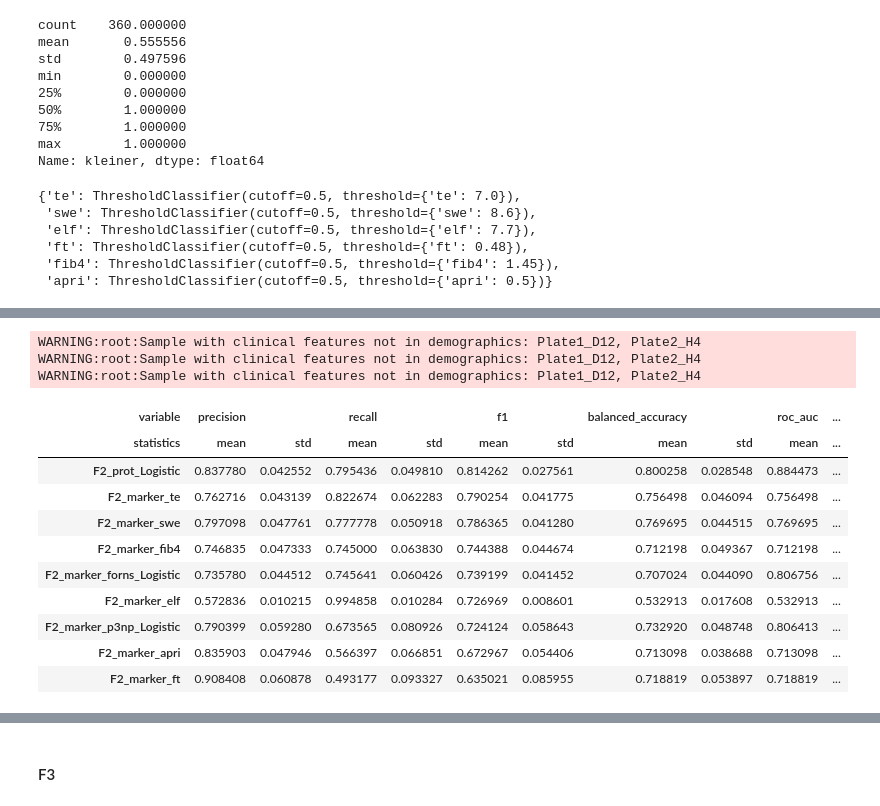
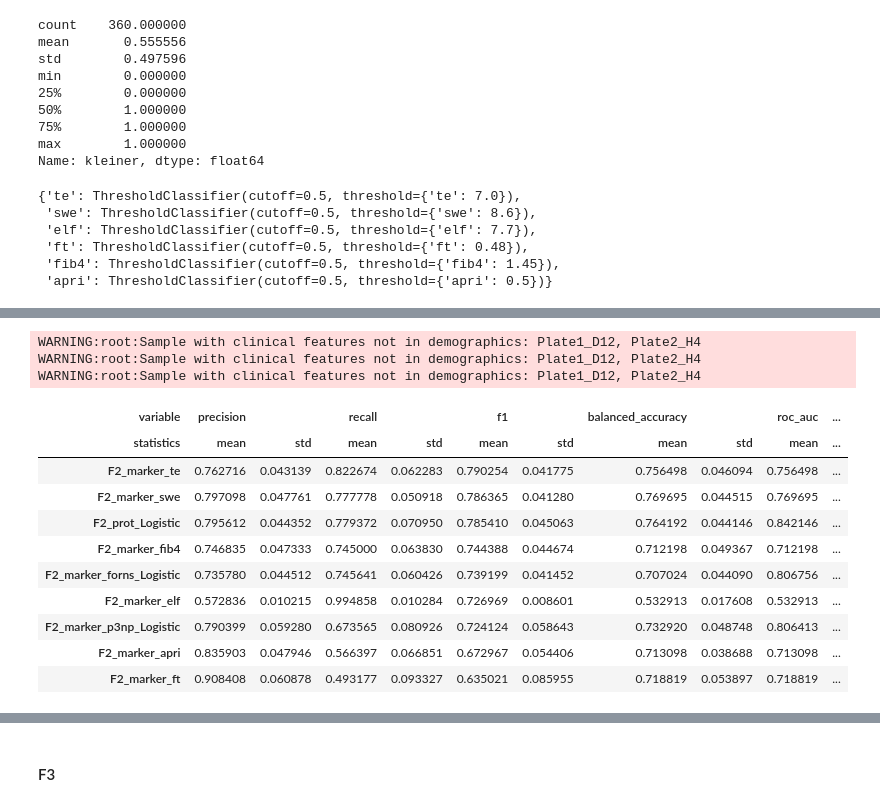
Before and after one commit to llniu/ALD-study, a Jupyter notebook: ald_analysis_hw.ipynb, the cells around one changed output, grey strips where cells are left out. Saved outputs shown, nothing was run; the diff lists cells and outputs as text; code cells hidden in the pictures.

Commit message:
Max's analysis added, poly_features, demographics, prec-recall plot

```diff
--- a/ald_analysis_hw.ipynb
+++ b/ald_analysis_hw.ipynb
@@ -1195,6 +1204,7 @@ from collections import defaultdict
 
 from scipy import interp
 from sklearn.metrics import roc_curve, auc
+from sklearn.metrics import precision_recall_curve
 from sklearn.model_selection import RepeatedStratifiedKFold
 from sklearn.model_selection import StratifiedKFold
 
@@ -1227,6 +1237,7 @@ def run_cv_binary(clf_dict:dict, X:pd.DataFrame, y:pd.Series, cv=CV_FOLDS, n_rep
     """
     cv_results = {}
     roc_curve_results = defaultdict(list)
+    precision_recall_results = defaultdict(list)
 
     rskf = RepeatedStratifiedKFold(n_splits=cv, n_repeats=n_repeats, random_state=0)
 
@@ -1259,10 +1270,14 @@ def run_cv_binary(clf_dict:dict, X:pd.DataFrame, y:pd.Series, cv=CV_FOLDS, n_rep
             roc_curve_results[key_clf].append((fpr, tpr, cutoffs))
             _cv_results['roc_auc_2'].append(auc(fpr, tpr))
 
+            precision, recall, thresholds = precision_recall_curve(y_test, y_score[:, 1])
+            average_precision = sklm.average_precision_score(y_test, y_score[:, 1])
+            precision_recall_results[key_clf].append((precision, recall, thresholds, average_precision))
+
         cv_results[key_clf] = dict(_cv_results)
 
-    return cv_results, dict(roc_curve_results)
-results_dict, roc_curve_results = run_cv_binary(clf, X=_X, y=_y, prefix='F2_')
+    return cv_results, dict(roc_curve_results), dict(precision_recall_results)
+results_dict, roc_curve_results, precision_recall_results = run_cv_binary(clf, X=_X, y=_y, prefix='F2_')
 # %% [markdown]
 Display CV results (metrics):
 # %%
@@ -1436,6 +1529,7 @@ list(proteins_selected)
 
 corresponds to main function in a script. Allows changes over all endpoints simultaneously.
 # %%
+from sklearn.preprocessing import PolynomialFeatures
 class MainExecutorCV():
     """Class to call cross-validation."""
 
@@ -1456,7 +1550,8 @@ class MainExecutorCV():
             clf_threshold[key] = ThresholdClassifier(threshold={key:value})
         return clf_threshold
 
-    def run_evaluation(self, y:pd.Series, endpoint:str, additional_markers:list, proteins_selected:pd.Index, add_demographics=False, verbose=False):
+    def run_evaluation(self, y:pd.Series, endpoint:str, additional_markers:list, proteins_selected:pd.Index, add_demographics=False,
+                       interactions_degree=1, verbose=False):
         """Custom function to run standarda analysis for an endpoint based on
         predefined cutoffs, specified clinical variables"""
         assert endpoint in self.endpoints_defined
@@ -1470,6 +1565,7 @@ class MainExecutorCV():
 
         results = {}
         auc_scores = {}
+        prc_scores = {}
 
         # Threshold Classifier (single clinical variable)
         for key, clf in clf_endpoint_threshold.items():
@@ -1478,27 +1574,36 @@ class MainExecutorCV():
             assert _X.isna().sum().sum() == 0
             assert _y.isna().sum() == 0
 
-            _res, _auc_roc = run_cv_binary({f'{endpoint}_marker_{key}':clf}, X=_X, y=_y)
+            _res, _auc_roc, _auc_prc = run_cv_binary({f'{endpoint}_marker_{key}':clf}, X=_X, y=_y)
             results.update(_res)
             auc_scores.update(_auc_roc)
+            prc_scores.update(_auc_prc)
 
         #additional marker models (single clinical variable, trained)
         for key in additional_markers:
             _X, _y = self._select_features(X[key], y, add_demographics)
 
             for key_clf, clf in self.clf_sklearn.items():
-                _res, _auc_roc = run_cv_binary({f'{endpoint}_marker_{key}_{key_clf}':clf}, X=_X, y=_y)
+                _res, _auc_roc, _auc_prc = run_cv_binary({f'{endpoint}_marker_{key}_{key_clf}':clf}, X=_X, y=_y)
                 results.update(_res)
                 auc_scores.update(_auc_roc)
+                prc_scores.update(_auc_prc)
 
         #proteomics models (based on provided protein selection)
         _X, _y = self._select_features(self.data_proteomics[proteins_selected.index], y, add_demographics)
 
-        _res, _auc_roc = run_cv_binary(self.clf_sklearn, X=_X, y=_y, prefix=f'{endpoint}_prot_')
+        #Add interaction to _X
+        if interactions_degree>1:
+            assert isinstance(interactions_degree, int), "Please pass an interaction_degree of type int, not {}".format(type(interactions_degree))
+            poly_features = PolynomialFeatures(degree=interactions_degree, include_bias=False)
+            _X = pd.DataFrame(poly_features.fit_transform(_X), index=_X.index)
+
+        _res, _auc_roc, _auc_prc = run_cv_binary(self.clf_sklearn, X=_X, y=_y, prefix=f'{endpoint}_prot_')
         results.update(_res)
         auc_scores.update(_auc_roc)
+        prc_scores.update(_auc_prc)
 
-        return results, auc_scores
+        return results, auc_scores, prc_scores
 
     def _select_features(self, X, y, add_demographics):
             if isinstance(X, pd.Series):
@@ -1520,7 +1625,6 @@ class MainExecutorCV():
             return _X, _y
 
 
-
     @staticmethod
     def _get_common_indices(index_1, index_2):
         _intersection = index_1.intersection(index_2)
@@ -1567,38 +1671,39 @@ max        1.000000
 Name: kleiner, dtype: float64
 # %%
 ADD_DEMOGRAPHICS = True
-f2_results, f2_auc_scores = cv_executor.run_evaluation(y=kleiner_ge_2,
+f2_results, f2_auc_scores, f2_prc_scores = cv_executor.run_evaluation(y=kleiner_ge_2,
                                                        endpoint='F2',
                                                        additional_markers=['forns', 'p3np'],
                                                        proteins_selected=proteins_selected_f2,
                                                        add_demographics=ADD_DEMOGRAPHICS,
+                                                       interactions_degree=2,
                                                        verbose=True)
 result_table_f2 = _get_cv_means(f2_results).sort_values(('f1', 'mean'), ascending = False)
 result_table_f2
 # %% [output]
 {'te': ThresholdClassifier(cutoff=0.5, threshold={'te': 7.0}),
  'swe': ThresholdClassifier(cutoff=0.5, threshold={'swe': 8.6}),
  'elf': ThresholdClassifier(cutoff=0.5, threshold={'elf': 7.7}),
  'ft': ThresholdClassifier(cutoff=0.5, threshold={'ft': 0.48}),
  'fib4': ThresholdClassifier(cutoff=0.5, threshold={'fib4': 1.45}),
  'apri': ThresholdClassifier(cutoff=0.5, threshold={'apri': 0.5})}
 | marker | te | swe | elf | ft | fib4 | apri | forns | p3np | m30 | m65 | aar | ... |
 | count | 341.000000 | 331.000000 | 349.000000 | 268.000000 | 352.000000 | 353.000000 | 356.000000 | 319.000000 | 268.000000 | 266.000000 | 352.000000 | ... |
 | mean | 16.260704 | 13.842900 | 9.777650 | 0.347351 | 2.534773 | 0.703683 | 5.630197 | 13.279937 | 233.677756 | 685.670989 | 1.367727 | ... |
 | std | 18.386198 | 11.711420 | 1.510562 | 0.286632 | 3.027889 | 0.992125 | 2.394013 | 12.439905 | 297.008804 | 850.377366 | 0.764461 | ... |
 | min | 2.100000 | 2.100000 | 6.900000 | 0.020000 | 0.270000 | 0.080000 | -1.540000 | 1.500000 | 2.126260 | 82.780701 | 0.090000 | ... |
 | 25% | 5.600000 | 6.500000 | 8.700000 | 0.100000 | 0.950000 | 0.240000 | 4.012500 | 6.750000 | 95.456402 | 271.321750 | 0.877500 | ... |
 | 50% | 8.700000 | 8.700000 | 9.400000 | 0.245000 | 1.570000 | 0.400000 | 5.515000 | 9.000000 | 153.139500 | 440.100005 | 1.130000 | ... |
 | 75% | 18.200001 | 15.850000 | 10.700000 | 0.542500 | 2.892500 | 0.770000 | 7.142500 | 14.450000 | 261.165740 | 835.044495 | 1.640000 | ... |
 | max | 75.000000 | 75.599998 | 14.800000 | 0.980000 | 32.700001 | 11.630000 | 12.580000 | 112.500000 | 3816.990000 | 10015.900000 | 4.710000 | ... |
 WARNING:root:Sample with clinical features not in demographics: Plate1_D12, Plate2_H4
 WARNING:root:Sample with clinical features not in demographics: Plate1_D12, Plate2_H4
 WARNING:root:Sample with clinical features not in demographics: Plate1_D12, Plate2_H4
 | variable | precision |  | recall |  | f1 |  | balanced_accuracy |  | roc_auc | ... |
 | statistics | mean | std | mean | std | mean | std | mean | std | mean | ... |
-| F2_prot_Logistic | 0.837780 | 0.042552 | 0.795436 | 0.049810 | 0.814262 | 0.027561 | 0.800258 | 0.028548 | 0.884473 | ... |
 | F2_marker_te | 0.762716 | 0.043139 | 0.822674 | 0.062283 | 0.790254 | 0.041775 | 0.756498 | 0.046094 | 0.756498 | ... |
 | F2_marker_swe | 0.797098 | 0.047761 | 0.777778 | 0.050918 | 0.786365 | 0.041280 | 0.769695 | 0.044515 | 0.769695 | ... |
+| F2_prot_Logistic | 0.795612 | 0.044352 | 0.779372 | 0.070950 | 0.785410 | 0.045063 | 0.764192 | 0.044146 | 0.842146 | ... |
 | F2_marker_fib4 | 0.746835 | 0.047333 | 0.745000 | 0.063830 | 0.744388 | 0.044674 | 0.712198 | 0.049367 | 0.712198 | ... |
 | F2_marker_forns_Logistic | 0.735780 | 0.044512 | 0.745641 | 0.060426 | 0.739199 | 0.041452 | 0.707024 | 0.044090 | 0.806756 | ... |
 | F2_marker_elf | 0.572836 | 0.010215 | 0.994858 | 0.010284 | 0.726969 | 0.008601 | 0.532913 | 0.017608 | 0.532913 | ... |
```
Also changed, not shown: parts of 23 cells of this notebook, 1 other file.
